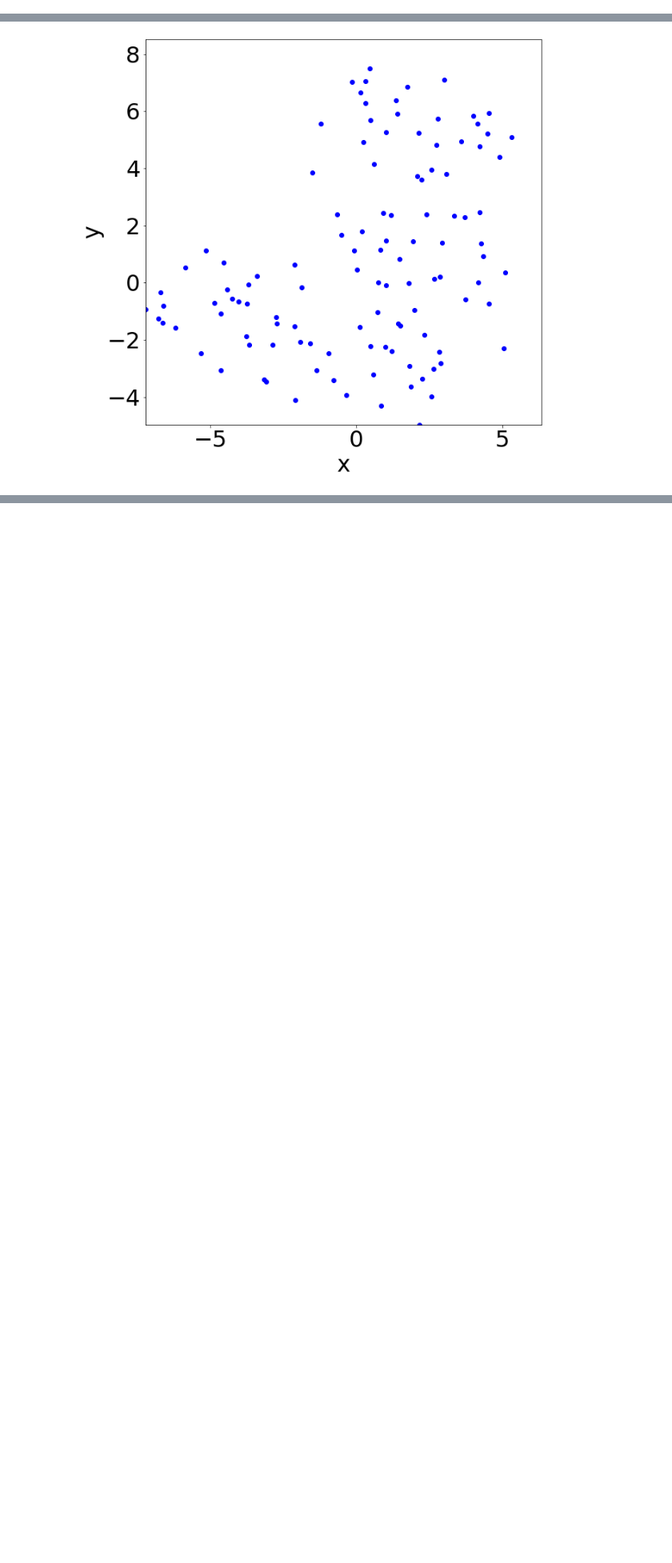
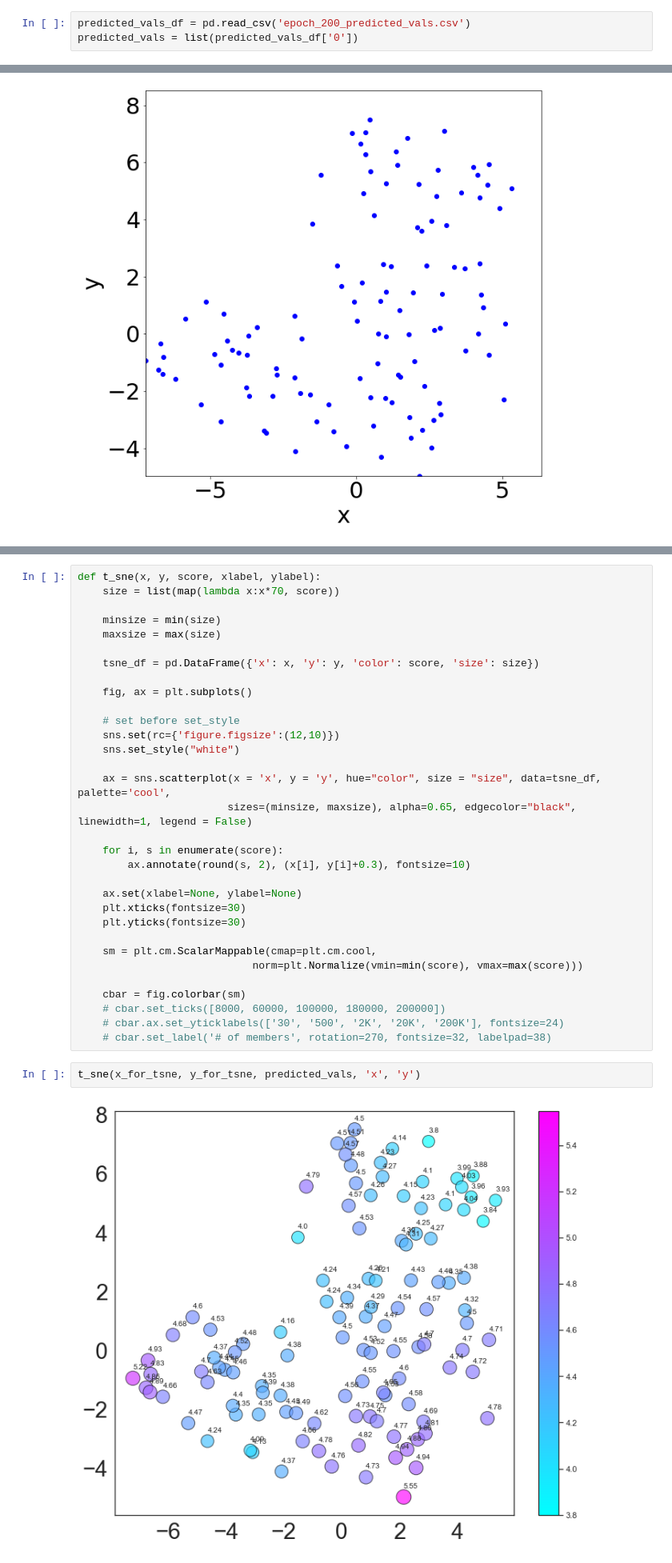
Before and after one commit to tr0up2r/satisfaction-classifier-with-xai, a Jupyter notebook: plotting.ipynb, the cells around one changed output, grey strips where cells are left out. Shown at 80% size. Cells and saved outputs as stored; diff of their text form; blank space fills up the shorter version.

Commit message:
Add codes of plotting t-SNE with color allocation based on score

```diff
--- a/plotting.ipynb
+++ b/plotting.ipynb
@@ -160,3 +160,6 @@ print(data_tsne)
  [-3.688397   -0.05966547]
  [ 1.0206097   1.4766141 ]
  [ 2.837393   -2.41759   ]]
+# %%
+predicted_vals_df = pd.read_csv('epoch_200_predicted_vals.csv')
+predicted_vals = list(predicted_vals_df['0'])
@@ -173,0 +184,36 @@ scatter_plot(x_for_tsne, y_for_tsne, 'x', 'y', False)
+# %%
+def t_sne(x, y, score, xlabel, ylabel):
+    size = list(map(lambda x:x*70, score))
+
+    minsize = min(size)
+    maxsize = max(size)
+
+    tsne_df = pd.DataFrame({'x': x, 'y': y, 'color': score, 'size': size})
+
+    fig, ax = plt.subplots()
+
+    # set before set_style
+    sns.set(rc={'figure.figsize':(12,10)})
+    sns.set_style("white")
+
+    ax = sns.scatterplot(x = 'x', y = 'y', hue="color", size = "size", data=tsne_df, palette='cool',
+                        sizes=(minsize, maxsize), alpha=0.65, edgecolor="black", linewidth=1, legend = False)
+
+    for i, s in enumerate(score):
+        ax.annotate(round(s, 2), (x[i], y[i]+0.3), fontsize=10)
+
+    ax.set(xlabel=None, ylabel=None)
+    plt.xticks(fontsize=30)
+    plt.yticks(fontsize=30)
+
+    sm = plt.cm.ScalarMappable(cmap=plt.cm.cool,
+                            norm=plt.Normalize(vmin=min(score), vmax=max(score)))
+
+    cbar = fig.colorbar(sm)
+    # cbar.set_ticks([8000, 60000, 100000, 180000, 200000])
+    # cbar.ax.set_yticklabels(['30', '500', '2K', '20K', '200K'], fontsize=24)
+    # cbar.set_label('# of members', rotation=270, fontsize=32, labelpad=38)
+# %%
+t_sne(x_for_tsne, y_for_tsne, predicted_vals, 'x', 'y')
+# %% [output]
+[figure, added]
```
Also changed, not shown: parts of 2 cells of this notebook, 2 other files.
